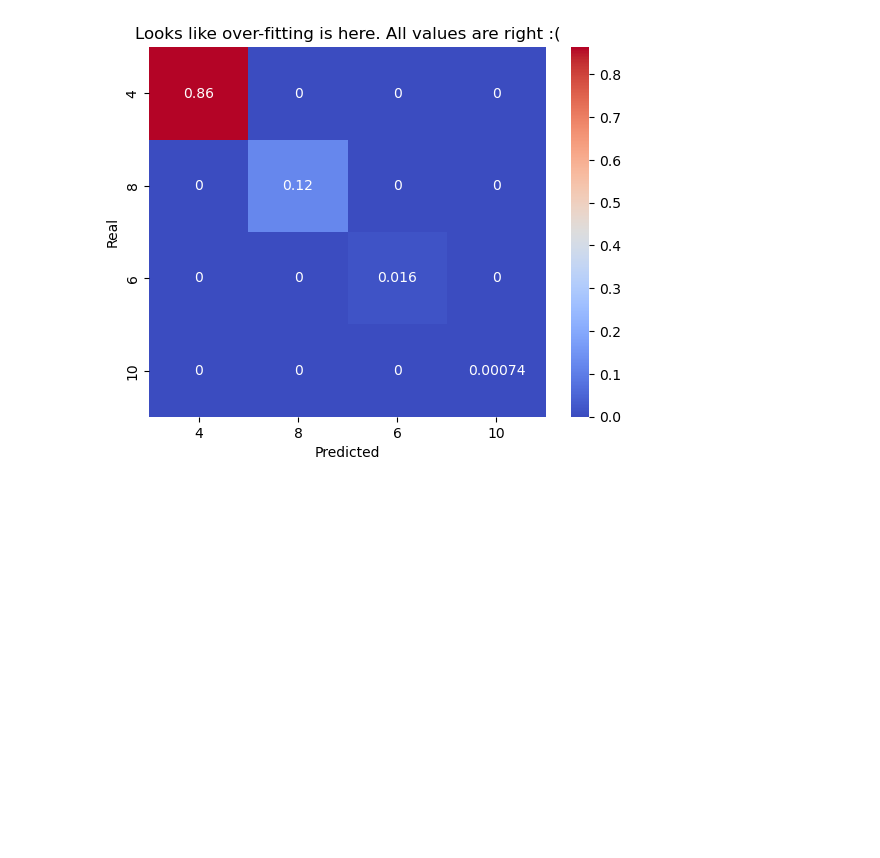
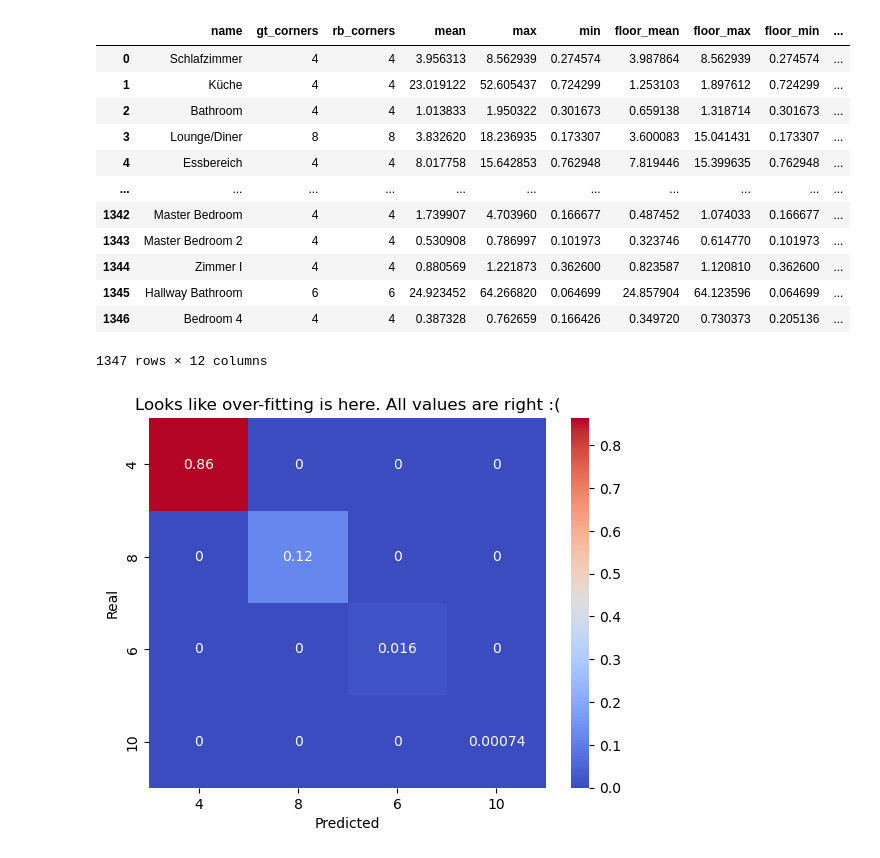
Before and after one commit to mishadyukarev/test_works_for_companies_ds, a Jupyter notebook: for_Trainee Python developer (AI-ML team) position at DocuSketch/Notebook.ipynb, the cells around one changed output. Saved outputs shown, nothing was run; the diff lists cells and outputs as text; code cells hidden in the pictures; blank space fills up the shorter version.

```diff
--- a/for_Trainee Python developer (AI-ML team) position at DocuSketch/Notebook.ipynb
+++ b/for_Trainee Python developer (AI-ML team) position at DocuSketch/Notebook.ipynb
@@ -4,6 +4,22 @@ import plots # my class
 # TASK: Please create meaningful statistics of how well the model performed.
 # %%
 plots_class = plots.Plots('https://ai-process-sandy.s3.eu-west-1.amazonaws.com/purge/deviation.json')
+# %%
+plots_class.display_df()
+# %% [output]
+|  | name | gt_corners | rb_corners | mean | max | min | floor_mean | floor_max | floor_min | ... |
+| 0 | Schlafzimmer | 4 | 4 | 3.956313 | 8.562939 | 0.274574 | 3.987864 | 8.562939 | 0.274574 | ... |
+| 1 | Küche | 4 | 4 | 23.019122 | 52.605437 | 0.724299 | 1.253103 | 1.897612 | 0.724299 | ... |
+| 2 | Bathroom | 4 | 4 | 1.013833 | 1.950322 | 0.301673 | 0.659138 | 1.318714 | 0.301673 | ... |
+| 3 | Lounge/Diner | 8 | 8 | 3.832620 | 18.236935 | 0.173307 | 3.600083 | 15.041431 | 0.173307 | ... |
+| 4 | Essbereich | 4 | 4 | 8.017758 | 15.642853 | 0.762948 | 7.819446 | 15.399635 | 0.762948 | ... |
+| ... | ... | ... | ... | ... | ... | ... | ... | ... | ... | ... |
+| 1342 | Master Bedroom | 4 | 4 | 1.739907 | 4.703960 | 0.166677 | 0.487452 | 1.074033 | 0.166677 | ... |
+| 1343 | Master Bedroom 2 | 4 | 4 | 0.530908 | 0.786997 | 0.101973 | 0.323746 | 0.614770 | 0.101973 | ... |
+| 1344 | Zimmer I | 4 | 4 | 0.880569 | 1.221873 | 0.362600 | 0.823587 | 1.120810 | 0.362600 | ... |
+| 1345 | Hallway Bathroom | 6 | 6 | 24.923452 | 64.266820 | 0.064699 | 24.857904 | 64.123596 | 0.064699 | ... |
+| 1346 | Bedroom 4 | 4 | 4 | 0.387328 | 0.762659 | 0.166426 | 0.349720 | 0.730373 | 0.205136 | ... |
+1347 rows × 12 columns
 # %%
 plots_class.draw_conf_mat_plot(need_to_save_file=True)
 
```
Also changed, not shown: 1 other file.
